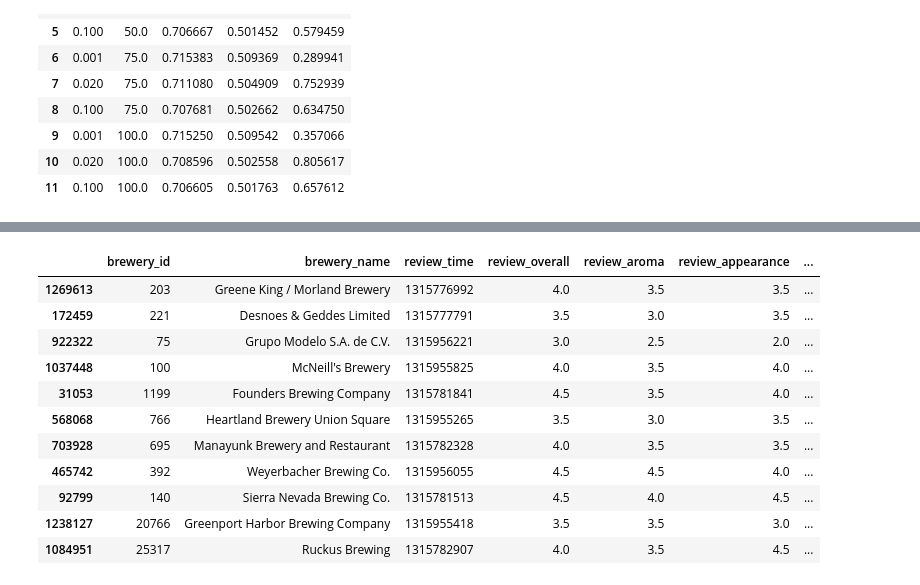
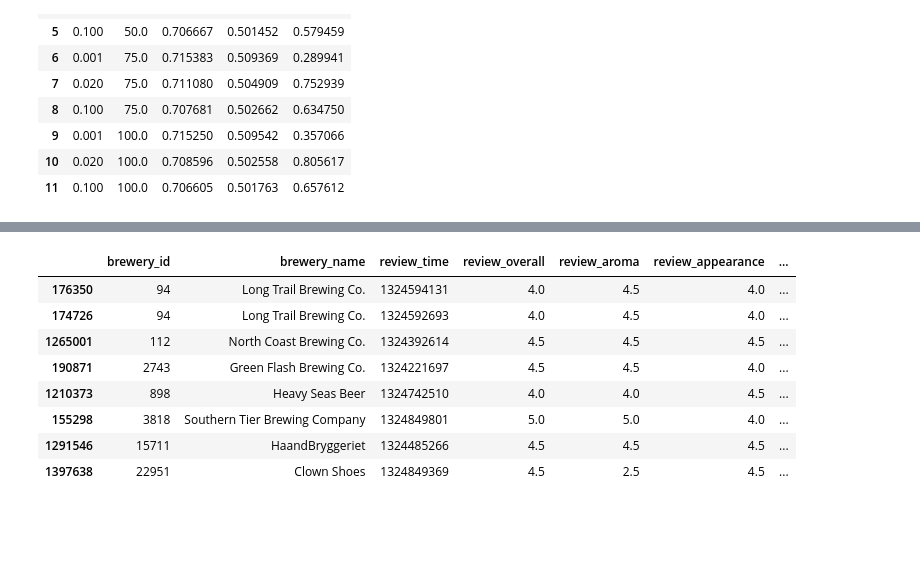
Before and after one commit to LucasLyons/Beer-Project, a Jupyter notebook: notebooks/06_model_selection.ipynb, the cells around one changed output, grey strips where cells are left out. Saved outputs shown, nothing was run; the diff lists cells and outputs as text; code cells hidden in the pictures; blank space fills up the shorter version.

```diff
--- a/notebooks/06_model_selection.ipynb
+++ b/notebooks/06_model_selection.ipynb
@@ -290,15 +324,12 @@ get_beer_data(baseline, models[7].get_top_N(N=10)[1000], item_encoder)
 # %%
-baseline[baseline['user_idx'] == 1000]
+baseline[baseline['user_idx'] == 11]
 # %% [output]
 |  | brewery_id | brewery_name | review_time | review_overall | review_aroma | review_appearance | ... |
-| 1269613 | 203 | Greene King / Morland Brewery | 1315776992 | 4.0 | 3.5 | 3.5 | ... |
-| 172459 | 221 | Desnoes & Geddes Limited | 1315777791 | 3.5 | 3.0 | 3.5 | ... |
-| 922322 | 75 | Grupo Modelo S.A. de C.V. | 1315956221 | 3.0 | 2.5 | 2.0 | ... |
-| 1037448 | 100 | McNeill's Brewery | 1315955825 | 4.0 | 3.5 | 4.0 | ... |
-| 31053 | 1199 | Founders Brewing Company | 1315781841 | 4.5 | 3.5 | 4.0 | ... |
-| 568068 | 766 | Heartland Brewery Union Square | 1315955265 | 3.5 | 3.0 | 3.5 | ... |
-| 703928 | 695 | Manayunk Brewery and Restaurant | 1315782328 | 4.0 | 3.5 | 3.5 | ... |
-| 465742 | 392 | Weyerbacher Brewing Co. | 1315956055 | 4.5 | 4.5 | 4.0 | ... |
-| 92799 | 140 | Sierra Nevada Brewing Co. | 1315781513 | 4.5 | 4.0 | 4.5 | ... |
-| 1238127 | 20766 | Greenport Harbor Brewing Company | 1315955418 | 3.5 | 3.5 | 3.0 | ... |
-| 1084951 | 25317 | Ruckus Brewing | 1315782907 | 4.0 | 3.5 | 4.5 | ... |
+| 176350 | 94 | Long Trail Brewing Co. | 1324594131 | 4.0 | 4.5 | 4.0 | ... |
+| 174726 | 94 | Long Trail Brewing Co. | 1324592693 | 4.0 | 4.5 | 4.0 | ... |
+| 1265001 | 112 | North Coast Brewing Co. | 1324392614 | 4.5 | 4.5 | 4.5 | ... |
+| 190871 | 2743 | Green Flash Brewing Co. | 1324221697 | 4.5 | 4.5 | 4.0 | ... |
+| 1210373 | 898 | Heavy Seas Beer | 1324742510 | 4.0 | 4.0 | 4.5 | ... |
+| 155298 | 3818 | Southern Tier Brewing Company | 1324849801 | 5.0 | 5.0 | 4.0 | ... |
+| 1291546 | 15711 | HaandBryggeriet | 1324485266 | 4.5 | 4.5 | 4.5 | ... |
+| 1397638 | 22951 | Clown Shoes | 1324849369 | 4.5 | 2.5 | 4.5 | ... |
```
Also changed, not shown: parts of 15 cells of this notebook, 6 other files.
